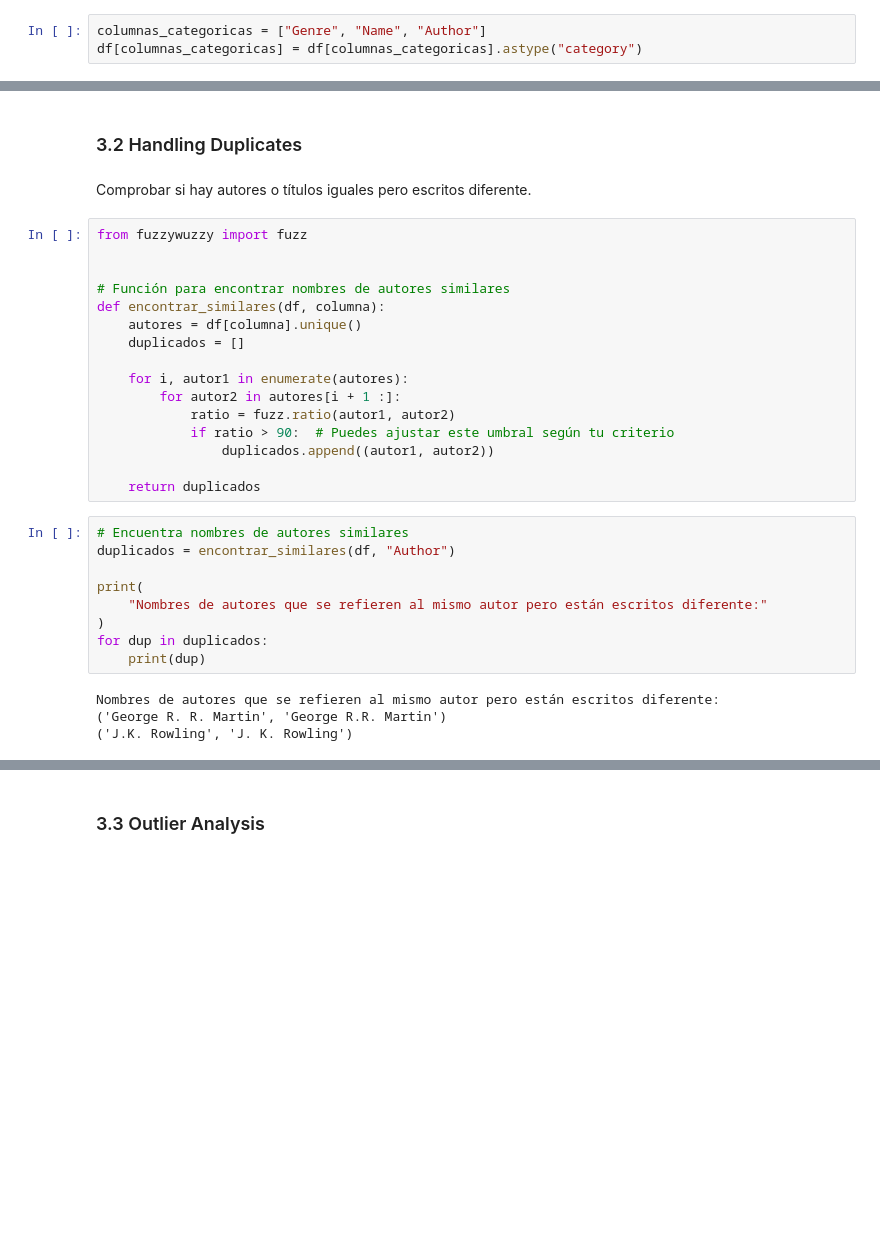
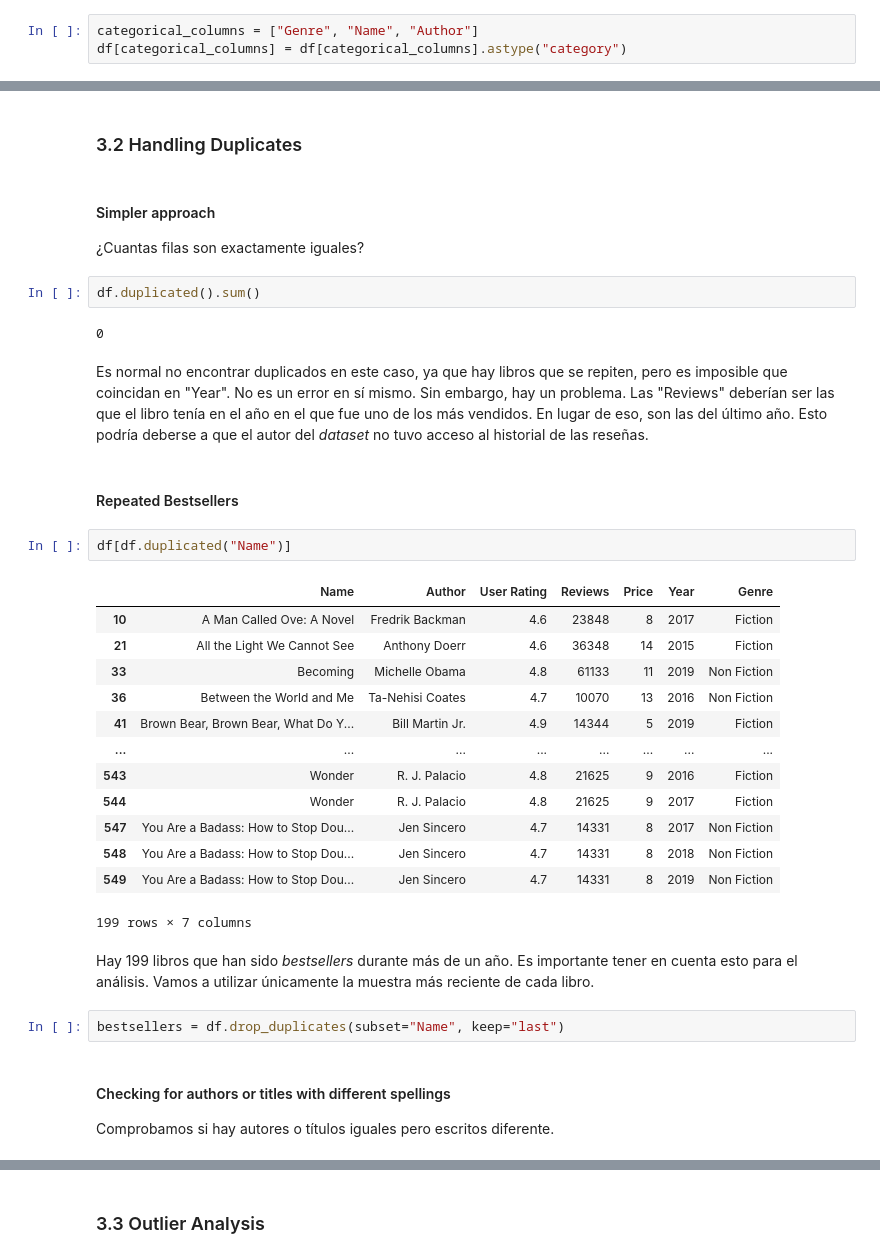
Before and after one commit to micaelgg/micaelgg.github.io, a Jupyter notebook: posts/2023-10-16-bestsellers_hypothesis_testing/bestsellers_with_categories_hypothesis_testing.ipynb, the cells around one changed output, grey strips where cells are left out. Drawn from its saved outputs; the diff is of its cells as text; blank space fills up the shorter version.

```diff
--- a/posts/2023-10-16-bestsellers_hypothesis_testing/bestsellers_with_categories_hypothesis_testing.ipynb
+++ b/posts/2023-10-16-bestsellers_hypothesis_testing/bestsellers_with_categories_hypothesis_testing.ipynb
@@ -99,6 +107,6 @@ dtype: object
 # %%
-columnas_categoricas = ["Genre", "Name", "Author"]
-df[columnas_categoricas] = df[columnas_categoricas].astype("category")
+categorical_columns = ["Genre", "Name", "Author"]
+df[categorical_columns] = df[categorical_columns].astype("category")
 # %%
 df.dtypes
 # %% [output]
@@ -112,34 +120,37 @@ Genre          category
 dtype: object
 # %% [markdown]
 ### 3.2 Handling Duplicates
+# %% [markdown]
+#### Simpler approach
+¿Cuantas filas son exactamente iguales?
+# %%
+df.duplicated().sum()
+# %% [output]
+0
+# %% [markdown]
+Es normal no encontrar duplicados en este caso, ya que hay libros que se repiten, pero es imposible que coincidan en "Year". No es un error en sí mismo. Sin embargo, hay un problema. Las "Reviews" deberían ser las que el libro tenía en el año en el que fue uno de los más vendidos. En lugar de eso, son las del último año. Esto podría deberse a que el autor del *dataset* no tuvo acceso al historial de las reseñas.
+# %% [markdown]
+#### Repeated Bestsellers
+# %%
+df[df.duplicated("Name")]
+# %% [output]
+|  | Name | Author | User Rating | Reviews | Price | Year | Genre |
+| 10 | A Man Called Ove: A Novel | Fredrik Backman | 4.6 | 23848 | 8 | 2017 | Fiction |
+| 21 | All the Light We Cannot See | Anthony Doerr | 4.6 | 36348 | 14 | 2015 | Fiction |
+| 33 | Becoming | Michelle Obama | 4.8 | 61133 | 11 | 2019 | Non Fiction |
+| 36 | Between the World and Me | Ta-Nehisi Coates | 4.7 | 10070 | 13 | 2016 | Non Fiction |
+| 41 | Brown Bear, Brown Bear, What Do Y... | Bill Martin Jr. | 4.9 | 14344 | 5 | 2019 | Fiction |
+| ... | ... | ... | ... | ... | ... | ... | ... |
+| 543 | Wonder | R. J. Palacio | 4.8 | 21625 | 9 | 2016 | Fiction |
+| 544 | Wonder | R. J. Palacio | 4.8 | 21625 | 9 | 2017 | Fiction |
+| 547 | You Are a Badass: How to Stop Dou... | Jen Sincero | 4.7 | 14331 | 8 | 2017 | Non Fiction |
+| 548 | You Are a Badass: How to Stop Dou... | Jen Sincero | 4.7 | 14331 | 8 | 2018 | Non Fiction |
+| 549 | You Are a Badass: How to Stop Dou... | Jen Sincero | 4.7 | 14331 | 8 | 2019 | Non Fiction |
+199 rows × 7 columns
+# %% [markdown]
+Hay 199 libros que han sido *bestsellers* durante más de un año. Es importante tener en cuenta esto para el análisis. Vamos a utilizar únicamente la muestra más reciente de cada libro.
+# %%
+bestsellers = df.drop_duplicates(subset="Name", keep="last")
 # %% [markdown]
-Comprobar si hay autores o títulos iguales pero escritos diferente.
+#### Checking for authors or titles with different spellings
+Comprobamos si hay autores o títulos iguales pero escritos diferente.
-# %%
-from fuzzywuzzy import fuzz
-
-
-# Función para encontrar nombres de autores similares
-def encontrar_similares(df, columna):
-    autores = df[columna].unique()
-    duplicados = []
-
-    for i, autor1 in enumerate(autores):
-        for autor2 in autores[i + 1 :]:
-            ratio = fuzz.ratio(autor1, autor2)
-            if ratio > 90:  # Puedes ajustar este umbral según tu criterio
-                duplicados.append((autor1, autor2))
-
-    return duplicados
-# %%
-# Encuentra nombres de autores similares
-duplicados = encontrar_similares(df, "Author")
-
-print(
-    "Nombres de autores que se refieren al mismo autor pero están escritos diferente:"
-)
-for dup in duplicados:
-    print(dup)
-# %% [output]
-Nombres de autores que se refieren al mismo autor pero están escritos diferente:
-('George R. R. Martin', 'George R.R. Martin')
-('J.K. Rowling', 'J. K. Rowling')
```
Also changed, not shown: parts of 113 cells of this notebook, 8 other files.
